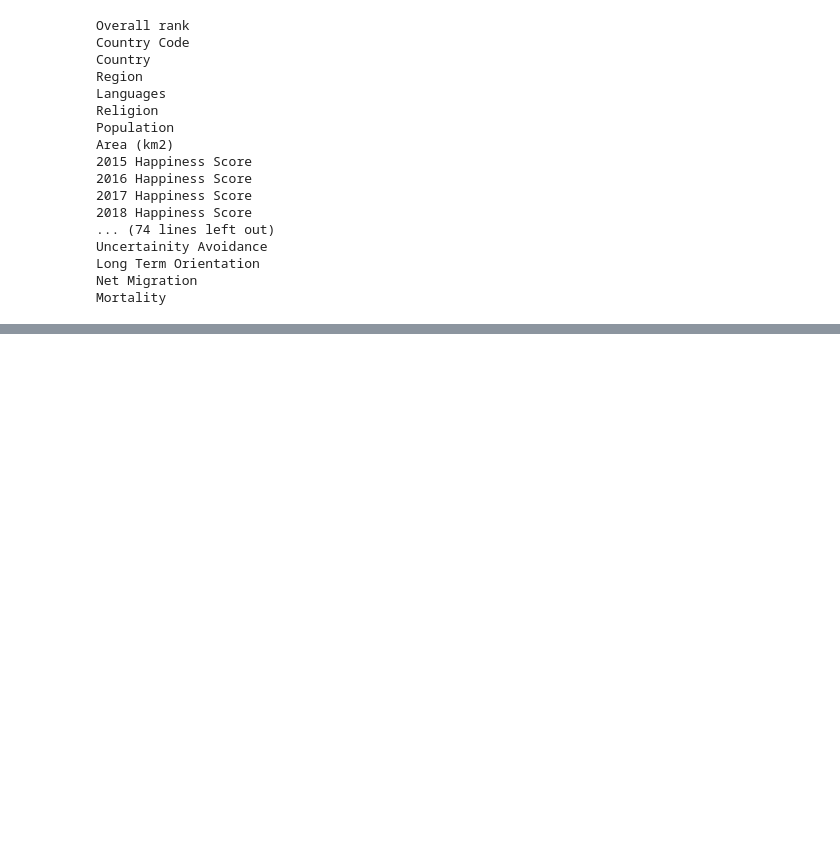
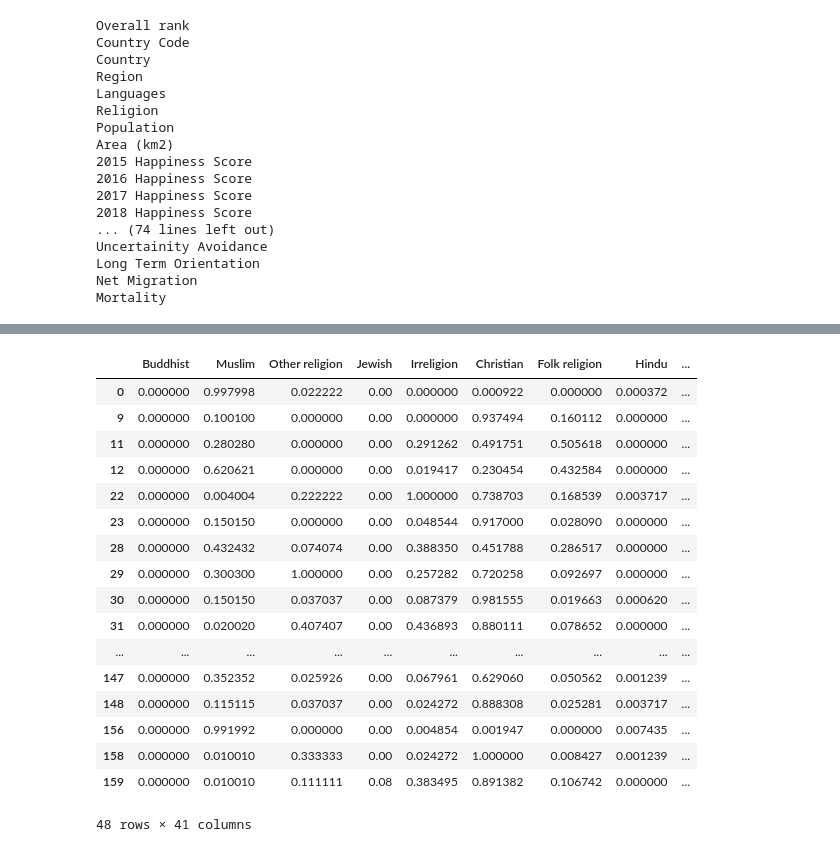
Before and after one commit to lucas-thornton/happiness-project, a Jupyter notebook: dataframes.ipynb, the cells around one changed output, grey strips where cells are left out. Drawn from its saved outputs; the diff is of its cells as text; code cells hidden in the pictures; blank space fills up the shorter version.

```diff
--- a/dataframes.ipynb
+++ b/dataframes.ipynb
@@ -462,0 +525,11 @@ Culture_developed
+# %%
+#time to drop columns this is fun!
+
+#trim culture
+Happiness_Culture_developed_trim = Happiness_mean_Culture_developed.drop("Country", 1)
+Happiness_Culture_developing_trim = Happiness_mean_Culture_developing.drop("Country", 1)
+Happiness_Culture_underdeveloped_trim = Happiness_mean_Culture_underdeveloped.drop("Country", 1)
+
+Culture_developed_trim = Culture_developed.drop({"Country","Languages","Region","Religion"}, 1)
+Culture_developing_trim = Culture_developing.drop({"Country","Languages","Region","Religion"}, 1)
+Culture_underdeveloped_trim = Culture_underdeveloped.drop({"Country","Languages","Region","Religion"}, 1)
@@ -462,0 +546,12 @@ Culture_developed
+# %%
+from sklearn.preprocessing import MinMaxScaler
+
+scaler = MinMaxScaler()
+Culture_developed_scaled = scaler.fit_transform(Culture_developed_trim)
+Culture_developed_scaled = pd.DataFrame(Culture_developed_scaled, columns=Culture_developed_trim.columns,index=Culture_developed_trim.index)
+
+Culture_developing_scaled = scaler.fit_transform(Culture_developing_trim)
+Culture_developing_scaled = pd.DataFrame(Culture_developing_scaled, columns=Culture_developing_trim.columns,index=Culture_developing_trim.index)
+
+Culture_underdeveloped_scaled = scaler.fit_transform(Culture_underdeveloped_trim)
+Culture_underdeveloped_scaled = pd.DataFrame(Culture_underdeveloped_scaled, columns=Culture_underdeveloped_trim.columns,index=Culture_underdeveloped_trim.index)
@@ -462,0 +578,21 @@ Culture_developed
+# %%
+Culture_underdeveloped_scaled
+# %% [output]
+|  | Buddhist | Muslim | Other religion | Jewish | Irreligion | Christian | Folk religion | Hindu | ... |
+| 0 | 0.000000 | 0.997998 | 0.022222 | 0.00 | 0.000000 | 0.000922 | 0.000000 | 0.000372 | ... |
+| 9 | 0.000000 | 0.100100 | 0.000000 | 0.00 | 0.000000 | 0.937494 | 0.160112 | 0.000000 | ... |
+| 11 | 0.000000 | 0.280280 | 0.000000 | 0.00 | 0.291262 | 0.491751 | 0.505618 | 0.000000 | ... |
+| 12 | 0.000000 | 0.620621 | 0.000000 | 0.00 | 0.019417 | 0.230454 | 0.432584 | 0.000000 | ... |
+| 22 | 0.000000 | 0.004004 | 0.222222 | 0.00 | 1.000000 | 0.738703 | 0.168539 | 0.003717 | ... |
+| 23 | 0.000000 | 0.150150 | 0.000000 | 0.00 | 0.048544 | 0.917000 | 0.028090 | 0.000000 | ... |
+| 28 | 0.000000 | 0.432432 | 0.074074 | 0.00 | 0.388350 | 0.451788 | 0.286517 | 0.000000 | ... |
+| 29 | 0.000000 | 0.300300 | 1.000000 | 0.00 | 0.257282 | 0.720258 | 0.092697 | 0.000000 | ... |
+| 30 | 0.000000 | 0.150150 | 0.037037 | 0.00 | 0.087379 | 0.981555 | 0.019663 | 0.000620 | ... |
+| 31 | 0.000000 | 0.020020 | 0.407407 | 0.00 | 0.436893 | 0.880111 | 0.078652 | 0.000000 | ... |
+| ... | ... | ... | ... | ... | ... | ... | ... | ... | ... |
+| 147 | 0.000000 | 0.352352 | 0.025926 | 0.00 | 0.067961 | 0.629060 | 0.050562 | 0.001239 | ... |
+| 148 | 0.000000 | 0.115115 | 0.037037 | 0.00 | 0.024272 | 0.888308 | 0.025281 | 0.003717 | ... |
+| 156 | 0.000000 | 0.991992 | 0.000000 | 0.00 | 0.004854 | 0.001947 | 0.000000 | 0.007435 | ... |
+| 158 | 0.000000 | 0.010010 | 0.333333 | 0.00 | 0.024272 | 1.000000 | 0.008427 | 0.001239 | ... |
+| 159 | 0.000000 | 0.010010 | 0.111111 | 0.08 | 0.383495 | 0.891382 | 0.106742 | 0.000000 | ... |
+48 rows × 41 columns
```
Also changed, not shown: parts of 19 cells of this notebook.
